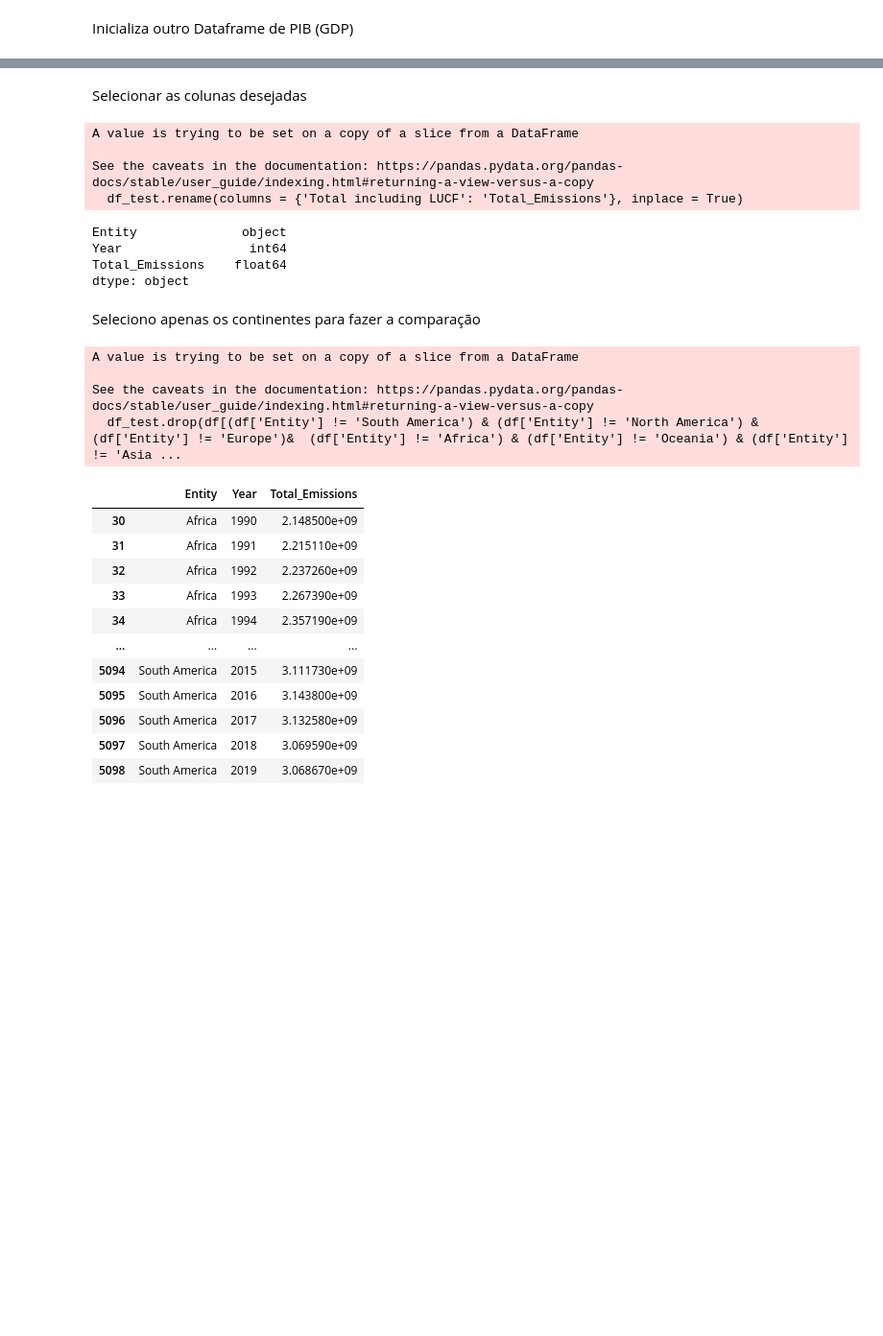
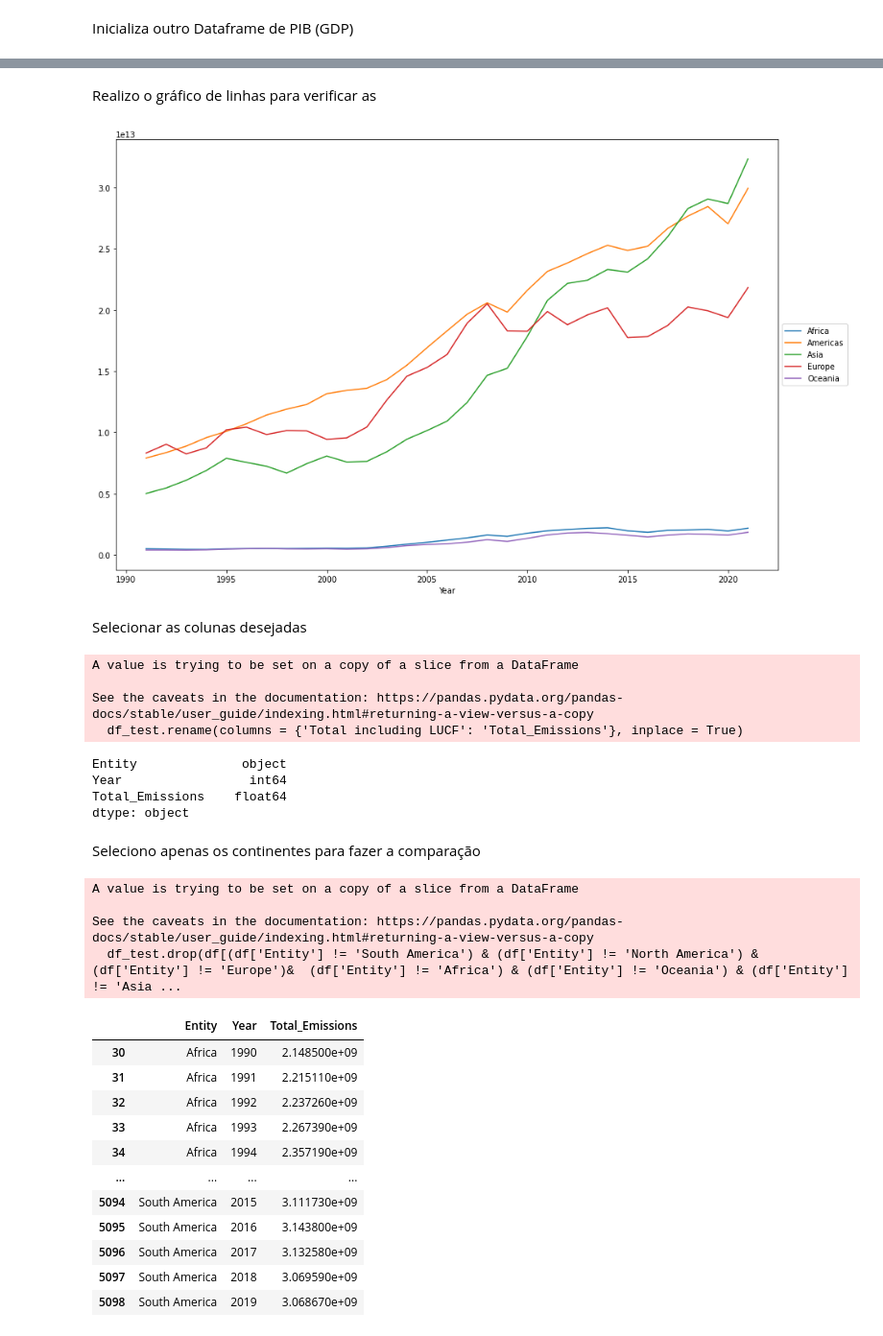
Before and after one commit to thiagorbernardo/UTFPR-Data-Science-CSB55, a Jupyter notebook: 02 - Analise exploratoria/AnaliseExploratoria-GasEmissions.ipynb, the cells around one changed output, grey strips where cells are left out. Shown at 96% size. Cells and saved outputs as stored; diff of their text form; code cells hidden in the pictures; blank space fills up the shorter version.

```diff
--- a/02 - Analise exploratoria/AnaliseExploratoria-GasEmissions.ipynb
+++ b/02 - Analise exploratoria/AnaliseExploratoria-GasEmissions.ipynb
@@ -56,0 +87,13 @@ df_gdp.head(n=15)
+# %%
+df_gdp_continents = pd.read_csv('../data/GDP/GDP_Continents.csv', sep=',')
+df_gdp_continents_pivot = df_gdp_continents.pivot(index='Year', columns='region', values='GDP')
+df_gdp_continents_pivot
+# df_gdp_continents.plot.line(figsize=(15,10))
+
+# plt.legend(loc='center left', bbox_to_anchor=(1.0, 0.5))
+# plt.show()
+#df_gdp_pivot = df_gdp_continents.transpose()
+
+# df_gdp_pivot.columns = df_gdp_pivot.iloc[0]
+# df_gdp_pivot = df_gdp_pivot[1:]
+#df_gdp_pivot
@@ -57,3 +119,15 @@ df_gdp.head(n=15)
+# %% [markdown]
+Realizo o gráfico de linhas para verificar as
+# %%
+import matplotlib.pyplot as plt
+#df_grouped = df_emissions.groupby(['Entity', 'Year']).mean()
+#df_pivot = df_pivot.set_index('Year')
+df_gdp_continents_pivot.plot.line(figsize=(15,10))
+
+plt.legend(loc='center left', bbox_to_anchor=(1.0, 0.5))
+plt.show()
+# %% [output]
+[figure, added]
 # %% [markdown]
 Selecionar as colunas desejadas
 # %%
```
Also changed, not shown: parts of 20 cells of this notebook, 1 other file.
